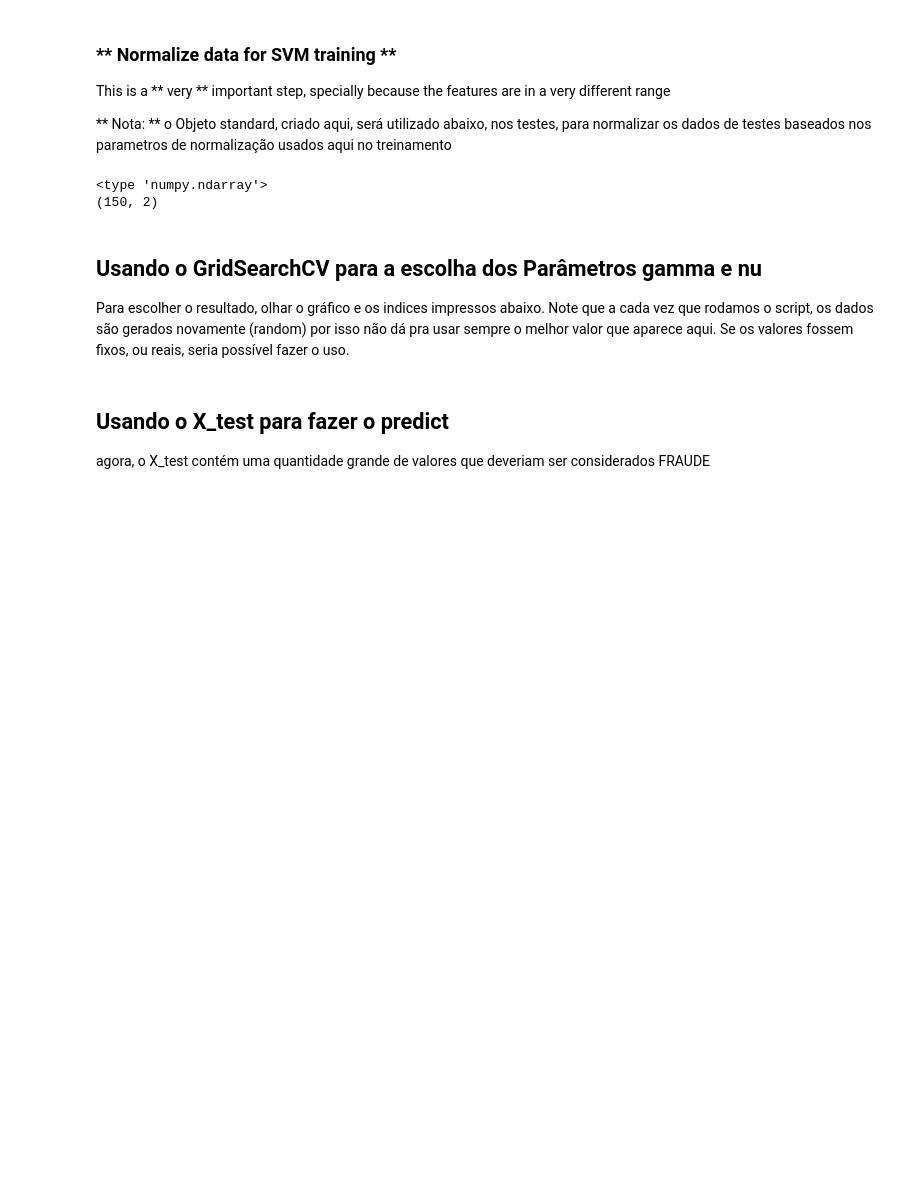
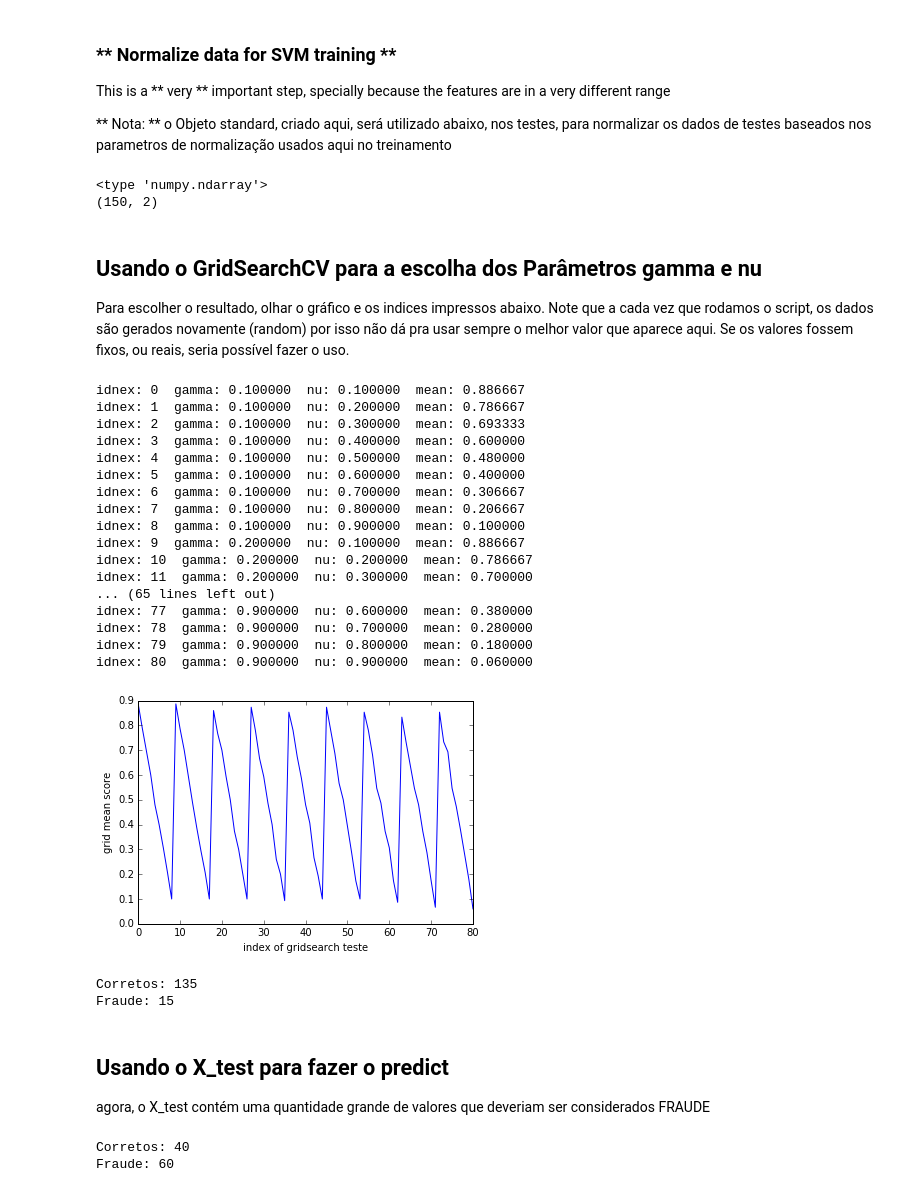
Before and after one commit to tercio/scikit-learn, a Jupyter notebook: OneClassSVM-II.ipynb, the cells around one changed output. Drawn from its saved outputs; the diff is of its cells as text; code cells hidden in the pictures; blank space fills up the shorter version.

```diff
--- a/OneClassSVM-II.ipynb
+++ b/OneClassSVM-II.ipynb
@@ -91,33 +91,54 @@ from sklearn.grid_search import GridSearchCV
 gamma_range = np.linspace (0.1,0.9,9)
 nu_range   = np.linspace (0.1,0.9,9)
 param_grid = dict (gamma=gamma_range,nu=nu_range)
 
 #print param_grid
+
+clsf = svm.OneClassSVM(nu=0.1,kernel='rbf',gamma=0.1)
 
 
 grid = GridSearchCV(clsf,param_grid,cv=10,scoring='accuracy')
 
 
 y = np.ones((150,1))
 #print y
 grid.fit(X,y)
 
 #print "decision function"
 #clsf.decision_function(X)
 
 for index,res in enumerate(grid.grid_scores_):
     print "idnex: %d  gamma: %f  nu: %f  mean: %f" % (index,res.parameters['gamma'],res.parameters['nu'],res.mean_validation_score)
 
 grid_mean_scores = [result.mean_validation_score for result in grid.grid_scores_]
 
 import matplotlib.pyplot as plt
 %matplotlib inline
 
 
 plt.plot (grid_mean_scores)
 plt.xlabel('index of gridsearch teste')
 plt.ylabel('grid mean score')
 plt.show()
+# %% [output]
+idnex: 0  gamma: 0.100000  nu: 0.100000  mean: 0.886667
+idnex: 1  gamma: 0.100000  nu: 0.200000  mean: 0.786667
+idnex: 2  gamma: 0.100000  nu: 0.300000  mean: 0.693333
+idnex: 3  gamma: 0.100000  nu: 0.400000  mean: 0.600000
+idnex: 4  gamma: 0.100000  nu: 0.500000  mean: 0.480000
+idnex: 5  gamma: 0.100000  nu: 0.600000  mean: 0.400000
+idnex: 6  gamma: 0.100000  nu: 0.700000  mean: 0.306667
+idnex: 7  gamma: 0.100000  nu: 0.800000  mean: 0.206667
+idnex: 8  gamma: 0.100000  nu: 0.900000  mean: 0.100000
+idnex: 9  gamma: 0.200000  nu: 0.100000  mean: 0.886667
+idnex: 10  gamma: 0.200000  nu: 0.200000  mean: 0.786667
+idnex: 11  gamma: 0.200000  nu: 0.300000  mean: 0.700000
+... (65 lines left out)
+idnex: 77  gamma: 0.900000  nu: 0.600000  mean: 0.380000
+idnex: 78  gamma: 0.900000  nu: 0.700000  mean: 0.280000
+idnex: 79  gamma: 0.900000  nu: 0.800000  mean: 0.180000
+idnex: 80  gamma: 0.900000  nu: 0.900000  mean: 0.060000
+[figure, added]
 # %%
 # usando valores padrões de gamma e nu
 clsf = svm.OneClassSVM(nu=0.1,kernel='rbf',gamma=0.1)
@@ -128,6 +149,9 @@ output = clsf.predict (X)
 
 print "Corretos: %d " % len(output[output == 1])
 print "Fraude: %d " % len(output[output == -1])
+# %% [output]
+Corretos: 135
+Fraude: 15
 # %% [markdown]
 ## Usando o X_test para fazer o predict
 
@@ -138,3 +162,6 @@ output = clsf.predict (X_test)
 
 print "Corretos: %d " % len(output[output == 1])
 print "Fraude: %d " % len(output[output == -1])
+# %% [output]
+Corretos: 40
+Fraude: 60
```
Also changed, not shown: parts of 1 cell of this notebook.
